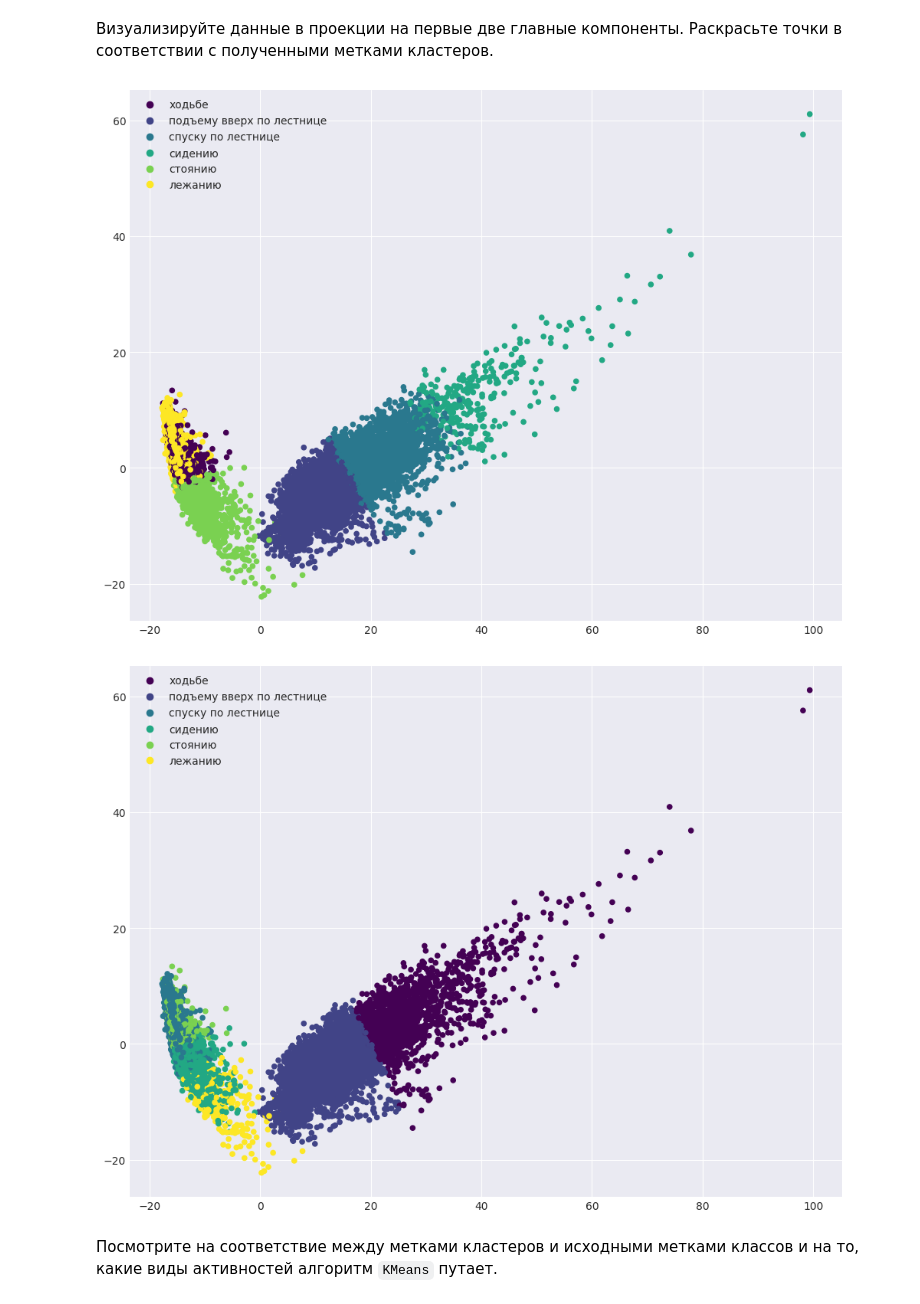
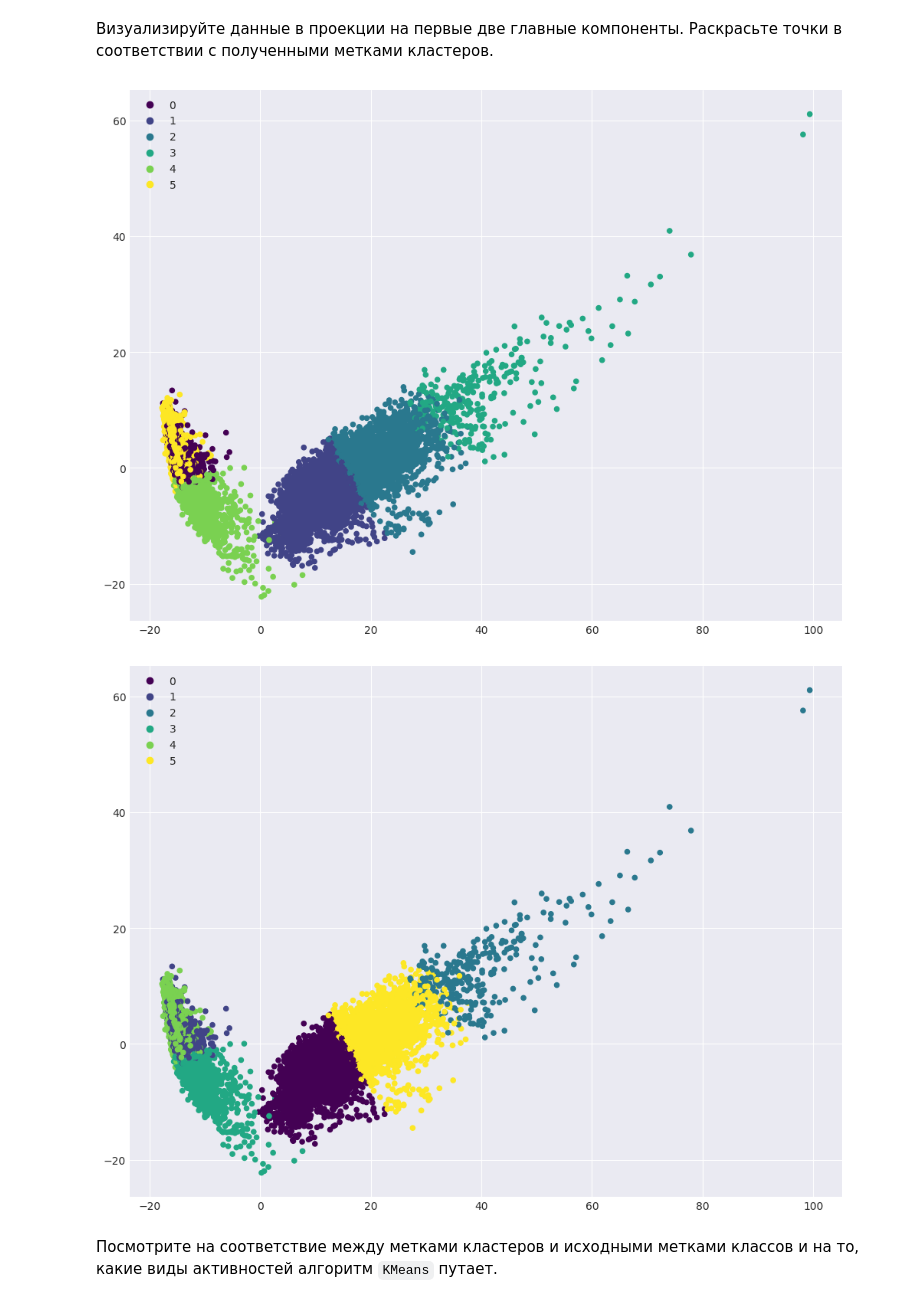
Before and after one commit to zggff/mai_ml, a Jupyter notebook: hw3.ipynb, the cells around one changed output. Cells and saved outputs as stored; diff of their text form; code cells hidden in the pictures.

```diff
--- a/hw3.ipynb
+++ b/hw3.ipynb
@@ -59,8 +60,8 @@ plt.rcParams['font.family'] = 'DejaVu Sans'
 RANDOM_STATE = 17
 # %%
 X_train = np.loadtxt("./datasets/UCI HAR Dataset/train/X_train.txt")
-y_train = np.loadtxt(
-    "./datasets/UCI HAR Dataset/train/y_train.txt").astype(int)
+y_train = np.loadtxt("./datasets/UCI HAR Dataset/train/y_train.txt").astype(
+    int)
 
 X_test = np.loadtxt("./datasets/UCI HAR Dataset/test/X_test.txt")
 y_test = np.loadtxt("./datasets/UCI HAR Dataset/test/y_test.txt").astype(int)
@@ -138,16 +139,14 @@ print(int(round(pca.explained_variance_ratio_[0], 2) * 100))
 Визуализируйте данные в проекции на первые две главные компоненты.
 # %%
 num_to_activity = {
-    1:  "ходьбе",
-    2:  "подъему вверх по лестнице",
-    3:  "спуску по лестнице",
-    4:  "сидению",
-    5:  "стоянию",
-    6:  "лежанию"
+    1: "ходьбе",
+    2: "подъему вверх по лестнице",
+    3: "спуску по лестнице",
+    4: "сидению",
+    5: "стоянию",
+    6: "лежанию"
 }
-scatter = plt.scatter(
-    X_pca[:, 0],
-    X_pca[:, 1], c=y, s=20, cmap='viridis')
+scatter = plt.scatter(X_pca[:, 0], X_pca[:, 1], c=y, s=20, cmap='viridis')
 lines, vals = scatter.legend_elements()
 labels = [num_to_activity[int(v[-3])] for v in vals]
 plt.legend(lines, labels)
@@ -262,24 +240,24 @@ print(np.bincount(kmeans_my.labels))
 # %% [markdown]
 Визуализируйте данные в проекции на первые две главные компоненты. Раскрасьте точки в соответствии с полученными метками кластеров.
 # %%
-scatter = plt.scatter(
-    X_pca[:, 0],
-    X_pca[:, 1], c=kmeans_sk.labels_, s=20, cmap='viridis')
-lines, vals = scatter.legend_elements()
-labels = [num_to_activity[int(v[-3]) + 1] for v in vals]
-plt.legend(lines, labels)
+scatter = plt.scatter(X_pca[:, 0],
+                      X_pca[:, 1],
+                      c=kmeans_sk.labels_,
+                      s=20,
+                      cmap='viridis')
+plt.legend(*scatter.legend_elements())
 plt.show()
 
-scatter = plt.scatter(
-    X_pca[:, 0],
-    X_pca[:, 1], c=kmeans_my.labels, s=20, cmap='viridis')
-lines, vals = scatter.legend_elements()
-labels = [num_to_activity[int(v[-3]) + 1] for v in vals]
-plt.legend(lines, labels)
+scatter = plt.scatter(X_pca[:, 0],
+                      X_pca[:, 1],
+                      c=kmeans_my.labels_,
+                      s=20,
+                      cmap='viridis')
+plt.legend(*scatter.legend_elements())
 plt.show()
 # %% [output]
-[figure, old version]
+[figure, new version]
-[figure, old version]
+[figure, new version]
 # %% [markdown]
 Посмотрите на соответствие между метками кластеров и исходными метками
 классов и на то, какие виды активностей алгоритм `KMeans` путает.
```
Also changed, not shown: parts of 42 cells of this notebook, 1 other file.
